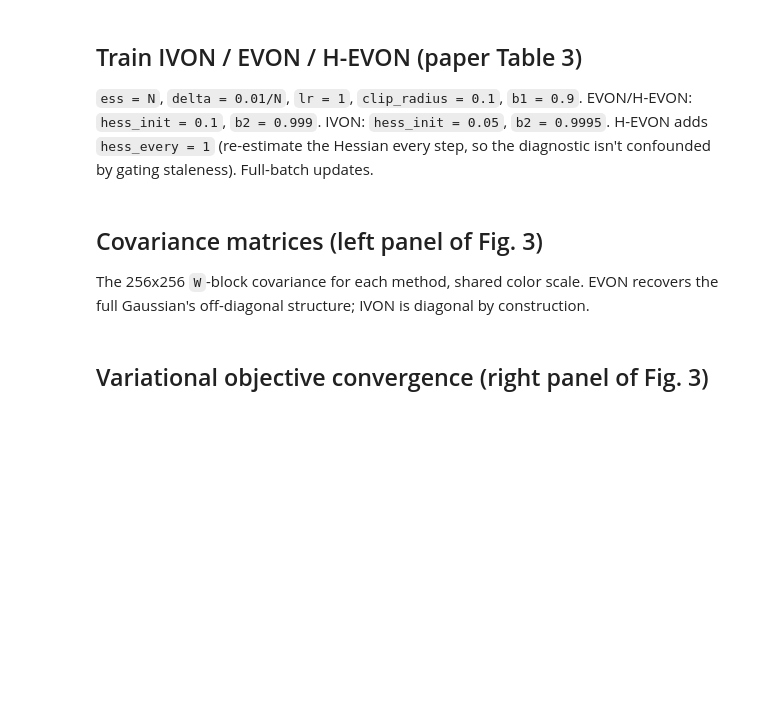
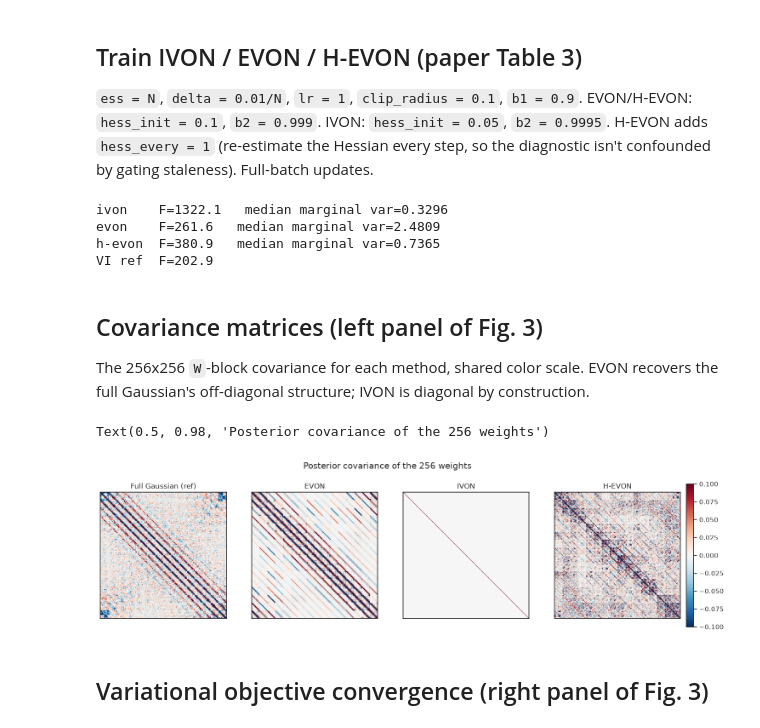
Before and after one commit to dimarkov/blrax, a Jupyter notebook: examples/recreate_fig3_logreg.ipynb, the cells around one changed output. Cells and saved outputs as stored; diff of their text form; code cells hidden in the pictures; blank space fills up the shorter version.

```diff
--- a/examples/recreate_fig3_logreg.ipynb
+++ b/examples/recreate_fig3_logreg.ipynb
@@ -157,10 +162,10 @@ The "exact" reference: the optimal `N(m, Sigma)` over **all** full covariances,
 optimizing the **same** `F` over a Cholesky factor with Adam (reparameterization trick,
 analytic KL). The Adam learning rate / step count are convergence details, not Table 3.
 # %%
-def train_full_gaussian_vi(X, y, ess, delta, key, lr=1e-2, steps=15000, n_mc=16):
+def train_full_gaussian_vi(X, y, ess, delta, key, lr=1e-2, steps=30000, n_mc=128):
     """Optimal full-covariance Gaussian under the shared objective F. Returns (m,Sigma,trace)."""
     k = 257
-    prior_var = 1.0 / (ess * delta)
+    prior_var = 1 / (ess * delta)
     p = {"m": jnp.zeros(k), "L": jnp.eye(k) * jnp.sqrt(prior_var)}
     opt = optax.adam(lr); st = opt.init(p)
 
@@ -185,6 +190,6 @@ def train_full_gaussian_vi(X, y, ess, delta, key, lr=1e-2, steps=15000, n_mc=16)
     return p["m"], L @ L.T, jnp.array(trace)
 
 
-m_ref, Sigma_ref, trace_ref = train_full_gaussian_vi(X, y, ess, delta, jr.PRNGKey(0))
+m_ref, Sigma_ref, trace_ref = train_full_gaussian_vi(X, y, ess, delta, jr.PRNGKey(0), lr=0.002)
 F_ref = float(jnp.mean(trace_ref[-50:]))
 print(f"full-Gaussian VI reference: F = {F_ref:.1f}")
@@ -224,13 +231,12 @@ def train_method(kind, X, y, ess, delta, key, lr=1.0, hess_init=0.1,
     return dict(m=m, Sigma=Sigma, trace_steps=jnp.array(steps_rec),
                 trace_F=jnp.array(F_rec), state=st, params=params)
 
-
-CFG = {"ivon":   dict(hess_init=0.05, b1=0.9, b2=0.9995, clip_radius=0.1),
-       "evon":   dict(hess_init=0.1,  b1=0.9, b2=0.999,  clip_radius=0.1, precond_every=2),
-       "h-evon": dict(hess_init=0.1,  b1=0.9, b2=0.999,  clip_radius=0.1, precond_every=2, hess_every=1)}
+CFG = {"ivon":   dict(hess_init=0.05, b2=0.9995, clip_radius=0.1),
+       "evon":   dict(hess_init=0.1,  b2=0.999,  clip_radius=0.1, hess_clip_ratio=1e4),
+       "h-evon": dict(hess_init=0.1,  b2=0.995,  clip_radius=0.1, hess_clip_ratio=1e4)}
 res = {}
 for kind, cfg in CFG.items():
-    res[kind] = train_method(kind, X, y, ess, delta, jr.PRNGKey(1), lr=1.0, **cfg)
+    res[kind] = train_method(kind, X, y, ess, delta, jr.PRNGKey(1), steps=30_000, lr=1.0, **cfg)
     F = float(jnp.mean(res[kind]["trace_F"][-5:]))
     mv = float(jnp.median(jnp.diag(res[kind]["Sigma"])[:256]))
     print(f"{kind:7s} F={F:.1f}   median marginal var={mv:.4f}")
@@ -241,6 +247,11 @@ _wl = next(l for l in jax.tree.leaves(res["evon"]["state"][0].leaves, is_leaf=_i
 _sc = get_scale(res["evon"]["state"][0])["W"]
 assert jnp.allclose(jnp.diag(evon_full_cov(_wl, ess, delta)),
                     (_sc ** 2).reshape(-1, order="F"), rtol=3e-3, atol=1e-6)
+# %% [output]
+ivon    F=1322.1   median marginal var=0.3296
+evon    F=261.6   median marginal var=2.4809
+h-evon  F=380.9   median marginal var=0.7365
+VI ref  F=202.9
 # %% [markdown]
 ## Covariance matrices (left panel of Fig. 3)
 
@@ -249,17 +260,21 @@ full Gaussian's off-diagonal structure; IVON is diagonal by construction.
 # %%
 def W_block(S): return np.asarray(S[:256, :256])
 
 mats = {"Full Gaussian (ref)": W_block(Sigma_ref),
         "EVON": W_block(res["evon"]["Sigma"]),
         "IVON": W_block(res["ivon"]["Sigma"]),
         "H-EVON": W_block(res["h-evon"]["Sigma"])}
-vmax = max(np.abs(M).max() for M in mats.values()); vmin = -vmax
+vmax = 0.1
+vmin = -vmax
 fig, axes = plt.subplots(1, 4, figsize=(18, 4.5))
 for ax, (name, M) in zip(axes, mats.items()):
     im = ax.imshow(M, cmap="RdBu_r", vmin=vmin, vmax=vmax)
     ax.set_title(name); ax.set_xticks([]); ax.set_yticks([])
 fig.colorbar(im, ax=axes, fraction=0.012, pad=0.01)
 fig.suptitle("Posterior covariance of the 256 weights")
+# %% [output]
+Text(0.5, 0.98, 'Posterior covariance of the 256 weights')
+[figure, added]
 # %% [markdown]
 ## Variational objective convergence (right panel of Fig. 3)
 # %%
```
Also changed, not shown: parts of 6 cells of this notebook, 5 other files.
